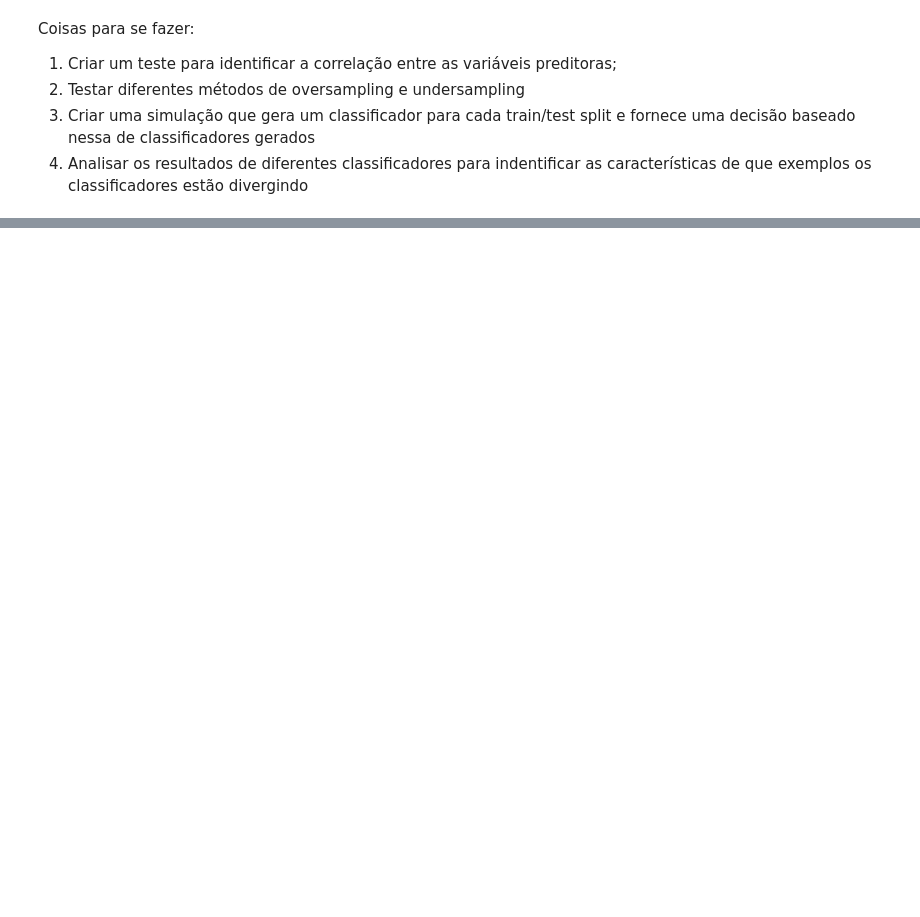
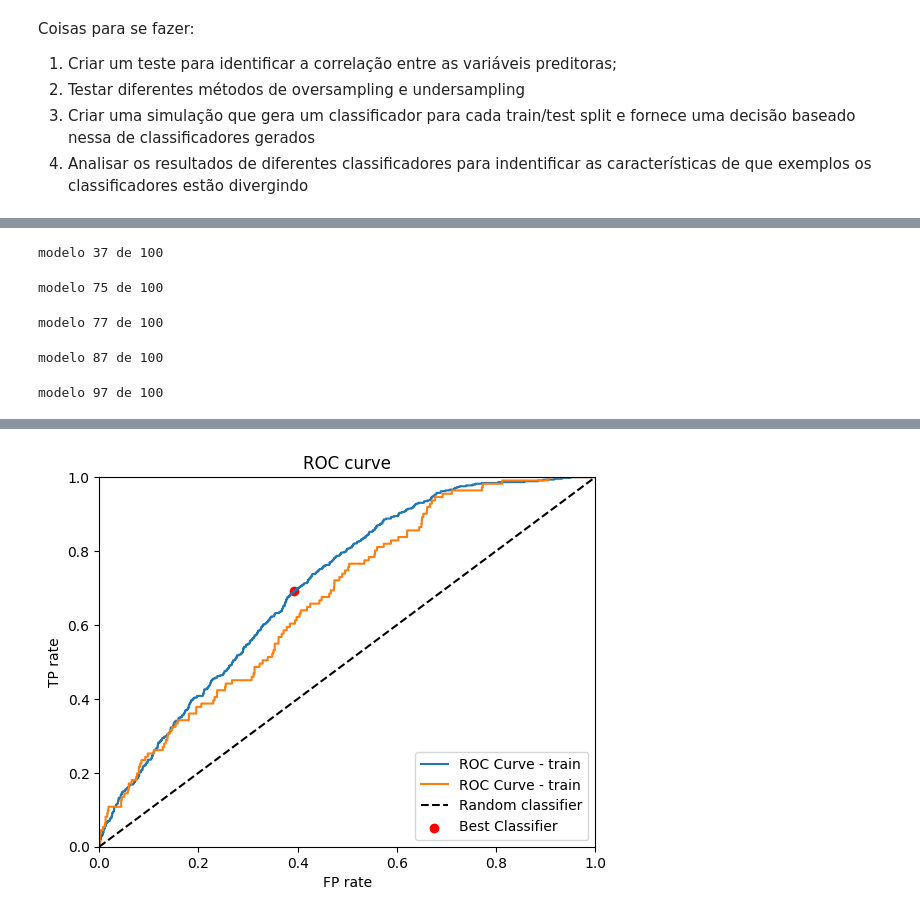
Before and after one commit to 1moi6/curso-ibm, a Jupyter notebook: rodolfo/novorodolfo.ipynb, the cells around one changed output, grey strips where cells are left out. Cells and saved outputs as stored; diff of their text form; code cells hidden in the pictures; blank space fills up the shorter version.

```diff
--- a/rodolfo/novorodolfo.ipynb
+++ b/rodolfo/novorodolfo.ipynb
@@ -481,10 +51,0 @@ np.corrcoef(data_train['no_exa_scheduled_previous_year'],data_train['no_ns_cons_
-# %%
-var_cat = ['age_cat', 'distance_cat', 'lead_time_cat',
-       'no_cons_scheduled_previous_year_cat', 'no_ns_cons_previous_year_cat',
-       'no_exa_scheduled_previous_year_cat', 'no_ns_exa_previous_year_cat']
-for cl in var_cat:
-    contagemp = data_train.groupby(cl)[target].value_counts(normalize=True).unstack().fillna(0)
-    idx = contagemp.sort_values(by=1,ascending=False).index
-    mapeamento = {v:i for i,v in enumerate(idx)}
-    data_train[f"{cl}_cat2"] = data_train[cl].map(mapeamento).astype(int)
-    data_test[f"{cl}_cat2"] = data_test[cl].map(mapeamento).astype(int)
@@ -1001,7 +722,7 @@ plt.xlim([0,1])
 plt.ylim([0,1])
 plt.show()
 # %%
-# simulations for KNN
+# Simulacoes para o SGD Classifier II
 data = pd.read_csv("dados_hospital.csv", sep=',')
 data.dropna(inplace=True)
 target = 'no_show'
@@ -1009,57 +730,60 @@ mapeamento = {'SIM': 0, 'NÃO': 1}
 data[target] = data[target].map(mapeamento).astype(int)
 data = data[data["distance"]<1000]
 original_columns = list(data.columns[:-1])
+
 categoricalvar = {cl:data[cl].dtypes == np.object0 for cl in original_columns}
-categs = categorizar(data=data,columns=[cl for cl in original_columns if not categoricalvar[cl]])
-data = categs["data"]
 
-encodar = [cl for cl in original_columns if categoricalvar[cl]]+[f"{cl}_cat" for cl in original_columns if not categoricalvar[cl]]
-encodado = meu_enconder(data=data,columns=encodar,target=target,split=False)
-
-data = encodado["data"]
 res = significancia(data,categoricalvar,target)
 predictors = res["significantes"]
 
-viz = list(range(40,141,10))
-pesos = ["uniform"]
-escalas = [MinMaxScaler(),StandardScaler()]
+escala = [MinMaxScaler(),StandardScaler()]
+regu = np.geomspace(0.01,1,5)
+lossfct = ["hinge", "log_loss", "modified_huber", "squared_hinge", "huber"]
+penalti = ["l1","l2"]
 
-combinations = list(product(viz,pesos,escalas))
+combinations = list(product(escala,regu,lossfct,penalti))
 
 simulacoes =  pd.DataFrame()
 for k,v in enumerate(combinations):
-    print(f"modelo {k+1} de {len(combinations)}")
-    pipe = Pipeline([('escala',v[2]),('modelo', KNeighborsClassifier(n_neighbors=v[0],weights=v[1]))])
-    res = simulador(pipe,data,predictors,target,50)
+    print(f"modelo {k+1} de {len(combinations)} ",end='\r')
+    pipe = Pipeline([('escala',v[0]),('modelo', SGDClassifier(loss=v[2],penalty=v[3],class_weight='balanced',alpha = v[1],max_iter=10000))])
+    res = simulador_cv(pipe,data,predictors,target,categoricalvar,50)
     simulacoes[f"sim_{k+1}"] = res["geo_score"]
 
 analise_sim = minha_anova(simulacoes.to_numpy().T,alpha=0.05)
 
-data_train,data_test = train_test_split(data,test_size=0.2, stratify=data[target])
+data_train,data_test = train_test_split(data,test_size=0.2,stratify=data[target],random_state=None)
+encodar = [cl for cl in original_columns if categoricalvar[cl]]
+data_train,data_test = feat_transform(data_train,data_test,encodar,target,categoricalvar)
+data_test = data_test.dropna()
+
 X_train,y_train = data_train[predictors],data_train[target]
 X_test,y_test = data_test[predictors],data_test[target]
-my_scorer,my_scorer_m = make_scorer(roc_auc_score,greater_is_better=True), make_scorer(minha_metrica,greater_is_better=True)
 
-
-idx = simulacoes.mean().argmax()
+idx = simulacoes.median().argmax()
 esc = analise_sim["stats"][idx]["igual_idx"][0]
 v = combinations[esc]
 
-pipe = Pipeline([('escala',v[2]),('modelo', KNeighborsClassifier(n_neighbors=v[0],weights=v[1]))])
+pipe = Pipeline([('escala',v[0]),('modelo', SGDClassifier(loss=v[2],penalty=v[3],class_weight='balanced',alpha = v[1],max_iter=50000))])
+# search = cross_validate(pipe, X_train, y_train, scoring = my_scorer, cv = StratifiedKFold(5) , return_estimator=True)
+# bests = search['estimator'][np.argmax(search['test_score'])]
 
-search = cross_validate(pipe, X_train, y_train, scoring=my_scorer, cv=3, return_estimator=True)
-bests = search['estimator'][np.argmax(search['test_score'])]
-
-# bests = pipe.fit(X_train, y_train)
-
-# coeficientes = pd.DataFrame({"variável":pipe.named_steps["poly"].get_feature_names_out().ravel,"coeficientes":bests.named_steps["modelo"].coef_.ravel()})
-# print(f"{coeficientes}\n")
-
-y_pred_test = bests.predict_proba(X_test)[:,1]
-y_pred_train = bests.predict_proba(X_train)[:,1]
+search = minha_cross_val(pipe,data_train,predictors,target)
+best_idx = search["best_idx"]
+bests = search['estimators'][best_idx]
 
 
-res = get_scores(y_train,y_pred_train,y_test,y_pred_test,scorers=[minha_metrica_c,accuracy_score,f1_score,roc_auc_score,recall_score,precision_score])
+y_pred_test = predicao(bests,X_test)
+y_pred_train = predicao(bests,X_train)
+
+salvarpipes("sgd",bests,"pipe_paramns")
+
+v = combinations[idx]
+pipe1 = Pipeline([('escala',v[0]),('modelo', SGDClassifier(loss=v[2],penalty=v[3],class_weight='balanced',alpha = v[1],max_iter=10000))])
+salvarpipes("sgd_idx",pipe1,"pipe_paramns")
+
+
+res = get_scores(y_train,y_pred_train,y_test,y_pred_test,scorers=[geo_score,accuracy_score,f1_score,roc_auc_score,recall_score,precision_score])
 print(f"{res['metricas']}\n")
 print(f"{res['confusion_matrix']}\n")
 curva_test = res["roc_curve_test"]
@@ -1076,3 +800,4 @@ plt.legend(loc='lower right')
 plt.xlim([0,1])
 plt.ylim([0,1])
 plt.show()
+# %% [output]
@@ -1078,0 +808,5 @@ plt.show()
+modelo 37 de 100
+modelo 75 de 100
+modelo 77 de 100
+modelo 87 de 100
+modelo 97 de 100
@@ -1078,0 +824 @@ plt.show()
+[figure, added]
```
Also changed, not shown: parts of 25 cells of this notebook, 2 other files.
